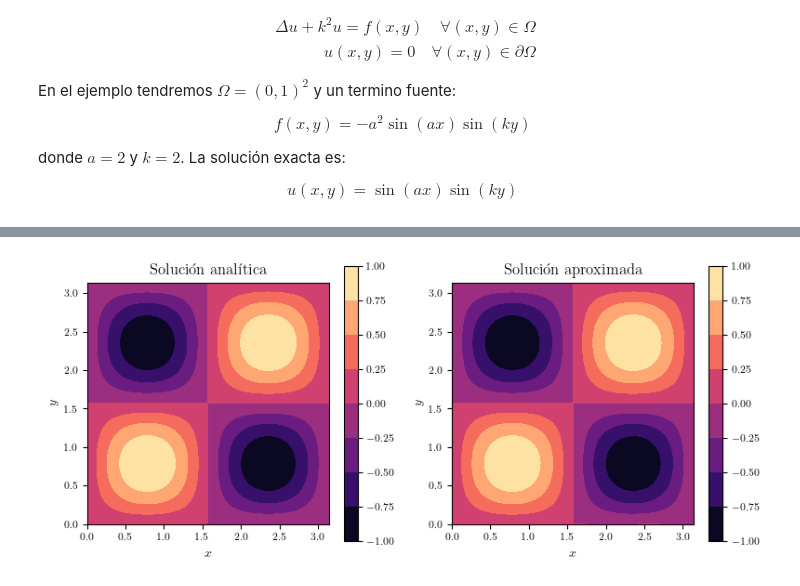
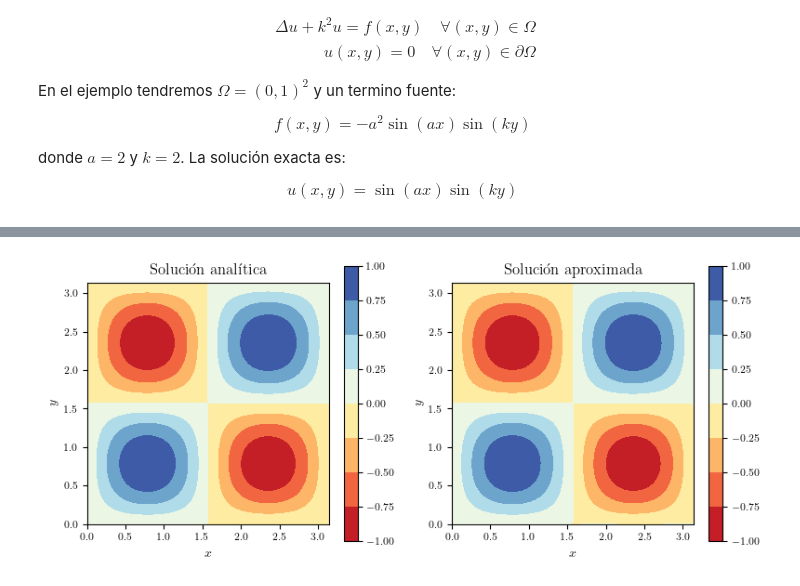
Before and after one commit to oscar-rincon/scattering-problem, a Jupyter notebook: Helmholtz-Dirichlet/Helmholtz-Dirichlet.ipynb, the cells around one changed output, grey strips where cells are left out. Cells and saved outputs as stored; diff of their text form; code cells hidden in the pictures.

```diff
--- a/Helmholtz-Dirichlet/Helmholtz-Dirichlet.ipynb
+++ b/Helmholtz-Dirichlet/Helmholtz-Dirichlet.ipynb
@@ -227,33 +227,33 @@ def u_exact(x, y, k):
 # Convertir los datos X e Y a tensores de PyTorch y cambiar su forma
 X_ten = torch.tensor(X).float().reshape(-1, 1).to(device)
 Y_ten = torch.tensor(Y).float().reshape(-1, 1).to(device)
 
 # Concatenar los tensores X e Y en un solo tensor
 domain_ten = torch.cat([X_ten,Y_ten], dim = 1)
 
 # Generar predicciones usando la red neuronal y cambiar la forma para que coincida con la cuadrícula
 U_pred = model(domain_ten).detach().cpu().numpy().reshape(X.shape)
 
 plt.figure(figsize=(8, 4))
 
 plt.subplot(1, 2, 1)
-plt.contourf(X, Y, u_exact(X, Y,k), cmap='magma')
+plt.contourf(X, Y, u_exact(X, Y,k), cmap='RdYlBu')
 plt.colorbar(shrink=0.8)
 plt.xlabel('$x$')
 plt.ylabel('$y$')
 plt.title("Solución analítica")
 plt.axis("image")
 plt.grid(False)
 
 plt.subplot(1, 2, 2)
-plt.contourf(X, Y, U_pred, cmap='magma')
+plt.contourf(X, Y, U_pred, cmap='RdYlBu')
 plt.colorbar(shrink=0.8)
 plt.xlabel('$x$')
 plt.ylabel('$y$')
 plt.title("Solución aproximada")
 plt.axis("image")
 plt.grid(False)
 
 plt.tight_layout()
 # %% [output]
-[figure, old version]
+[figure, new version]
```
Also changed, not shown: parts of 2 cells of this notebook, 13 other files.
